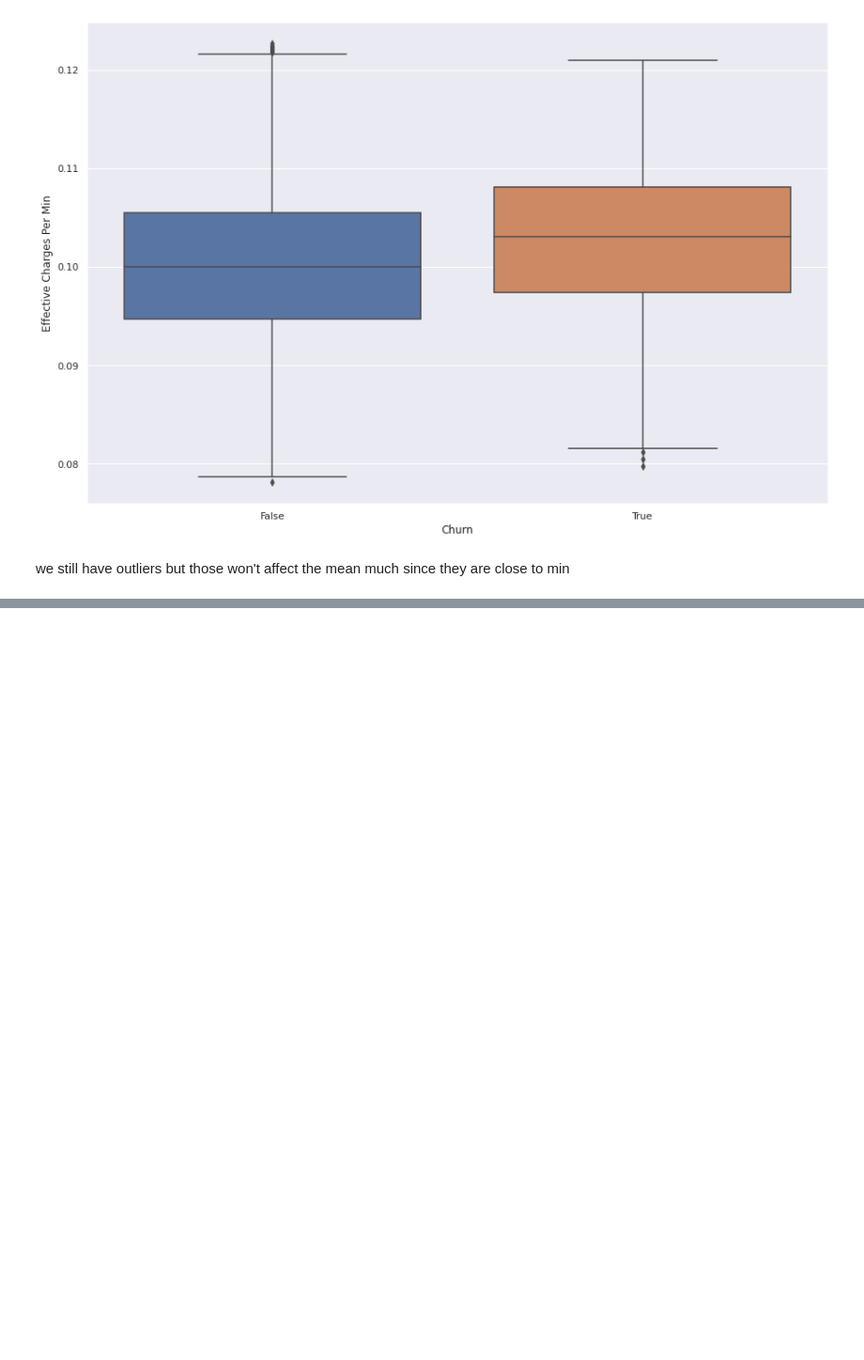
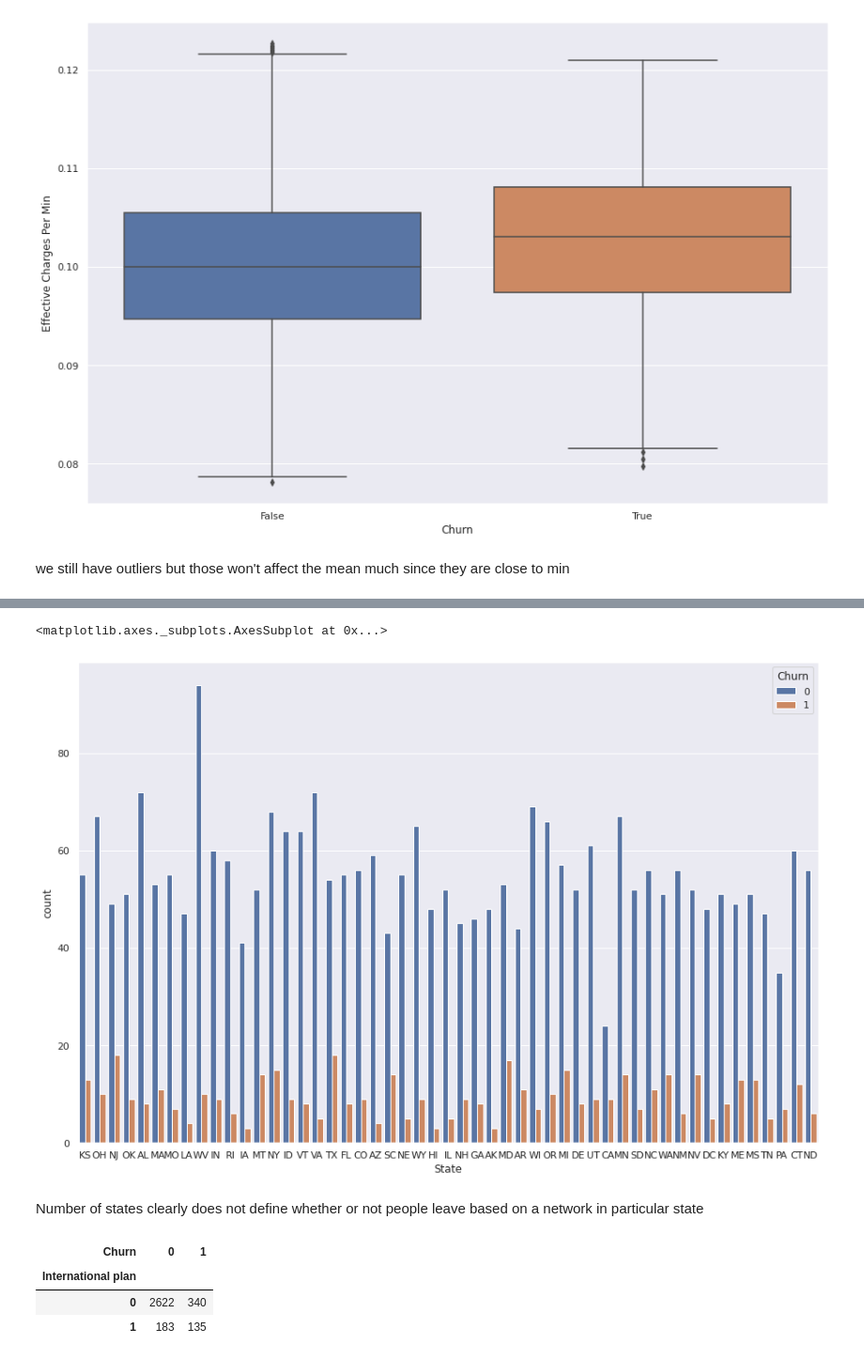
Before and after one commit to martydom/why-do-customer-churn, a Jupyter notebook: Devashish_Bose_Team_1_Capstone_Project.ipynb, the cells around one changed output, grey strips where cells are left out. Shown at 94% size. Cells and saved outputs as stored; diff of their text form; code cells hidden in the pictures; blank space fills up the shorter version.

```diff
--- a/Devashish_Bose_Team_1_Capstone_Project.ipynb
+++ b/Devashish_Bose_Team_1_Capstone_Project.ipynb
@@ -348,0 +363,15 @@ we still have outliers but those won't affect the mean much since they are close
+# %%
+def conv(i):
+  if i == "Yes":
+    return 1
+  return 0
+# %%
+def convtf(i):
+  if i:
+    return 1
+  return 0
+# %%
+filtered_df['International plan']=filtered_df['International plan'].apply(conv)
+filtered_df['Voice mail plan']=filtered_df['Voice mail plan'].apply(conv)
+# %%
+filtered_df['Churn']=filtered_df['Churn'].apply(convtf)
@@ -348,0 +408,14 @@ we still have outliers but those won't affect the mean much since they are close
+# %%
+sns.countplot(x='State', hue = 'Churn', data= filtered_df)
+# %% [output]
+<matplotlib.axes._subplots.AxesSubplot at 0x...>
+[figure, added]
+# %% [markdown]
+Number of states clearly does not define whether or not people leave based on a network in particular state
+# %%
+pd.crosstab(filtered_df['International plan'],filtered_df["Churn"])
+# %% [output]
+| Churn | 0 | 1 |
+| International plan |  |  |
+| 0 | 2622 | 340 |
+| 1 | 183 | 135 |
```
Also changed, not shown: parts of 16 cells of this notebook.
